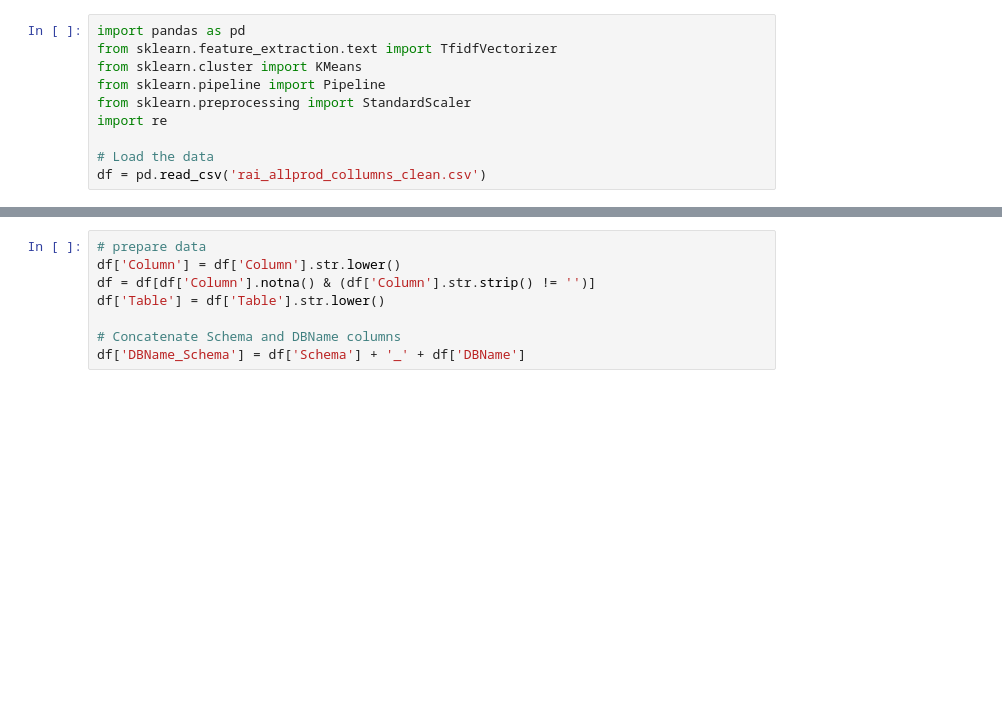
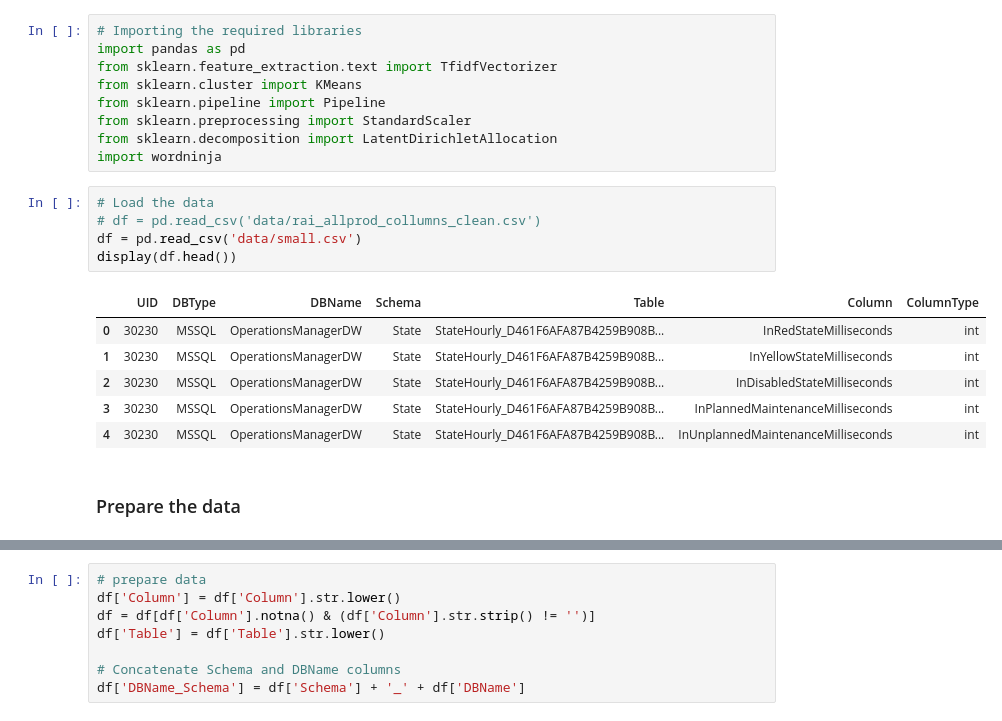
Before and after one commit to imod/ml_ta, a Jupyter notebook: rai_db_clustering.ipynb, the cells around one changed output, grey strips where cells are left out. Cells and saved outputs as stored; diff of their text form; blank space fills up the shorter version.

```diff
--- a/rai_db_clustering.ipynb
+++ b/rai_db_clustering.ipynb
@@ -1,10 +107,23 @@
 # %%
+# Importing the required libraries
 import pandas as pd
 from sklearn.feature_extraction.text import TfidfVectorizer
 from sklearn.cluster import KMeans
 from sklearn.pipeline import Pipeline
 from sklearn.preprocessing import StandardScaler
-import re
-
-# Load the data
-df = pd.read_csv('rai_allprod_collumns_clean.csv')
+from sklearn.decomposition import LatentDirichletAllocation
+import wordninja
+# %%
+# Load the data
+# df = pd.read_csv('data/rai_allprod_collumns_clean.csv')
+df = pd.read_csv('data/small.csv')
+display(df.head())
+# %% [output]
+|  | UID | DBType | DBName | Schema | Table | Column | ColumnType |
+| 0 | 30230 | MSSQL | OperationsManagerDW | State | StateHourly_D461F6AFA87B4259B908B... | InRedStateMilliseconds | int |
+| 1 | 30230 | MSSQL | OperationsManagerDW | State | StateHourly_D461F6AFA87B4259B908B... | InYellowStateMilliseconds | int |
+| 2 | 30230 | MSSQL | OperationsManagerDW | State | StateHourly_D461F6AFA87B4259B908B... | InDisabledStateMilliseconds | int |
+| 3 | 30230 | MSSQL | OperationsManagerDW | State | StateHourly_D461F6AFA87B4259B908B... | InPlannedMaintenanceMilliseconds | int |
+| 4 | 30230 | MSSQL | OperationsManagerDW | State | StateHourly_D461F6AFA87B4259B908B... | InUnplannedMaintenanceMilliseconds | int |
+# %% [markdown]
+### Prepare the data
```
Also changed, not shown: parts of 16 cells of this notebook, 5 other files.
